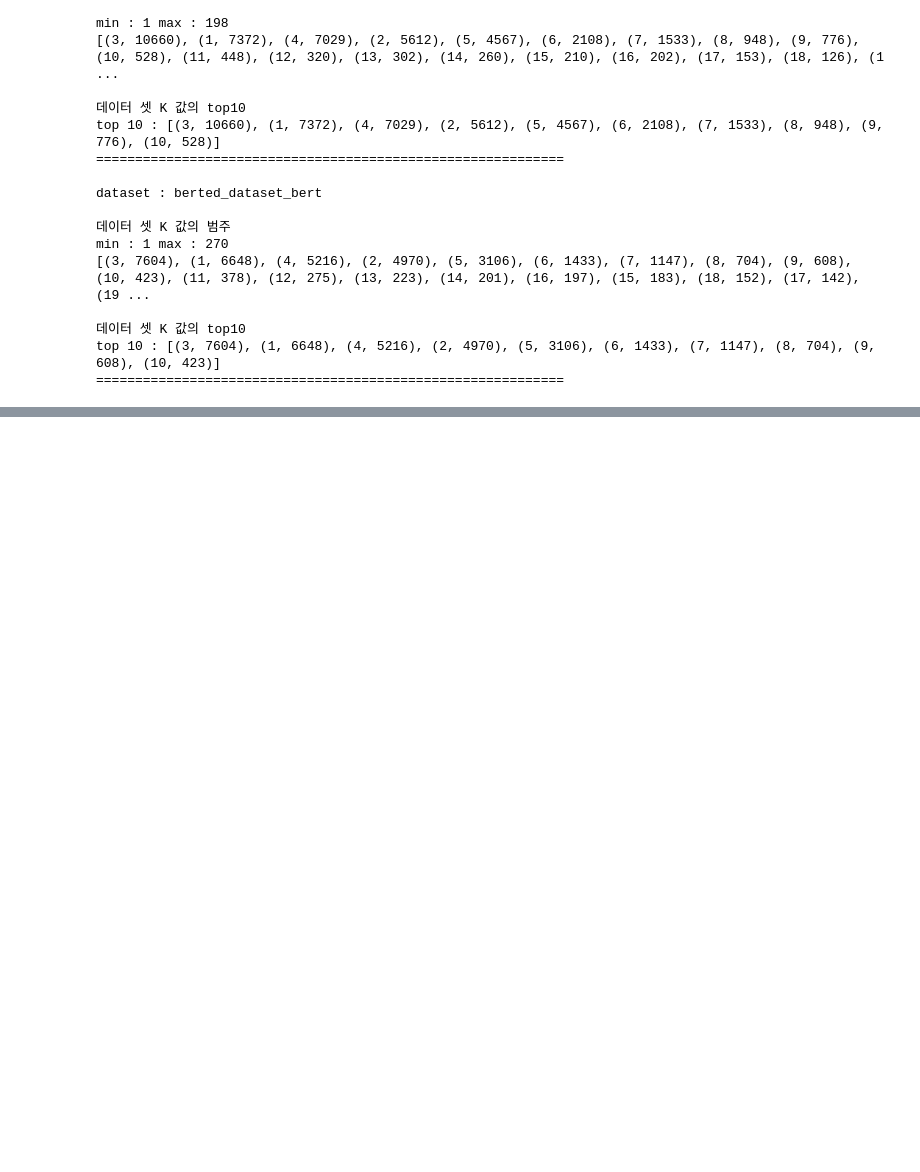
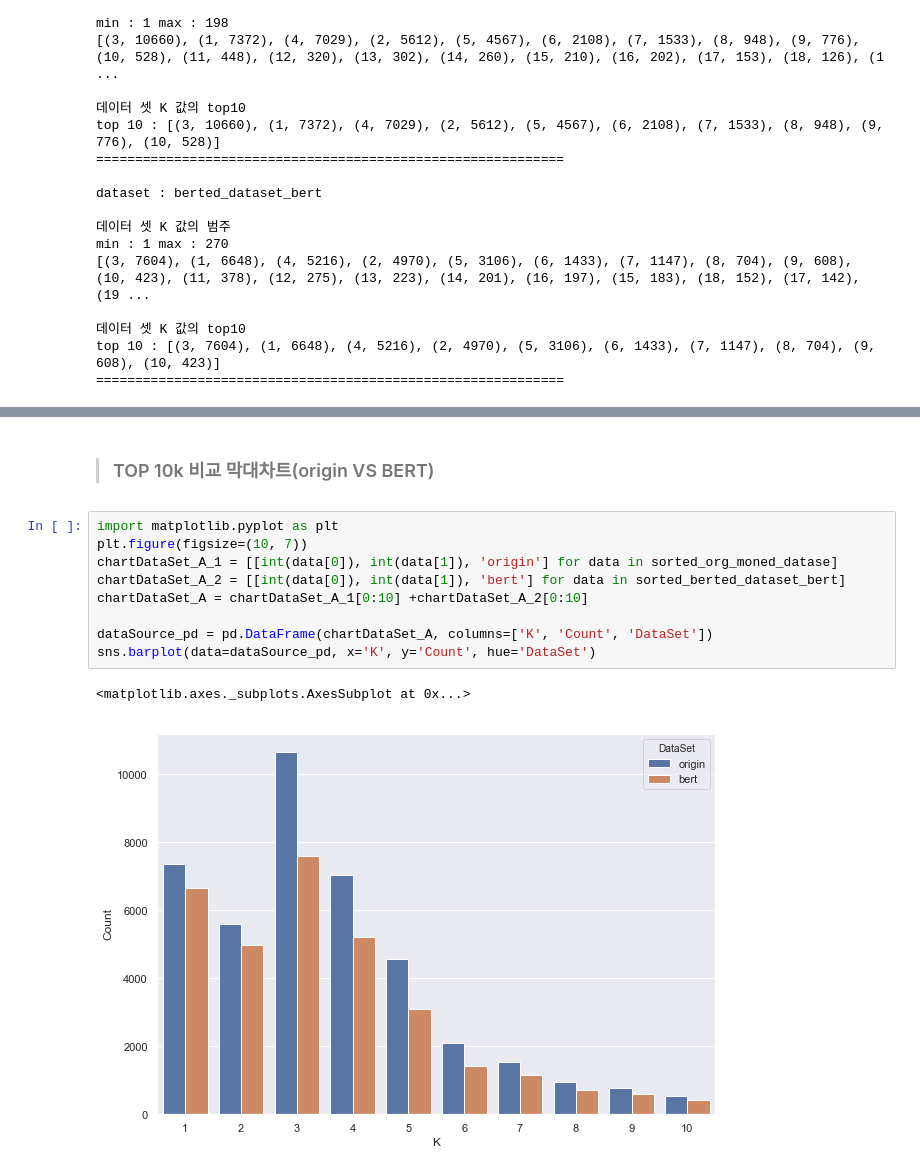
Before and after one commit to asha172/K-Anonymity, a Jupyter notebook: eval/anal.ipynb, the cells around one changed output, grey strips where cells are left out. Cells and saved outputs as stored; diff of their text form; blank space fills up the shorter version.

```diff
--- a/eval/anal.ipynb
+++ b/eval/anal.ipynb
@@ -122,0 +163,14 @@ displayBarplot(sorted_berted_dataset_bert)
+# %% [markdown]
+> ### TOP 10k 비교 막대차트(origin VS BERT)
+# %%
+import matplotlib.pyplot as plt
+plt.figure(figsize=(10, 7))
+chartDataSet_A_1 = [[int(data[0]), int(data[1]), 'origin'] for data in sorted_org_moned_datase]
+chartDataSet_A_2 = [[int(data[0]), int(data[1]), 'bert'] for data in sorted_berted_dataset_bert]
+chartDataSet_A = chartDataSet_A_1[0:10] +chartDataSet_A_2[0:10]
+
+dataSource_pd = pd.DataFrame(chartDataSet_A, columns=['K', 'Count', 'DataSet'])
+sns.barplot(data=dataSource_pd, x='K', y='Count', hue='DataSet')
+# %% [output]
+<matplotlib.axes._subplots.AxesSubplot at 0x...>
+[figure, added]
```
Also changed, not shown: parts of 8 cells of this notebook.
